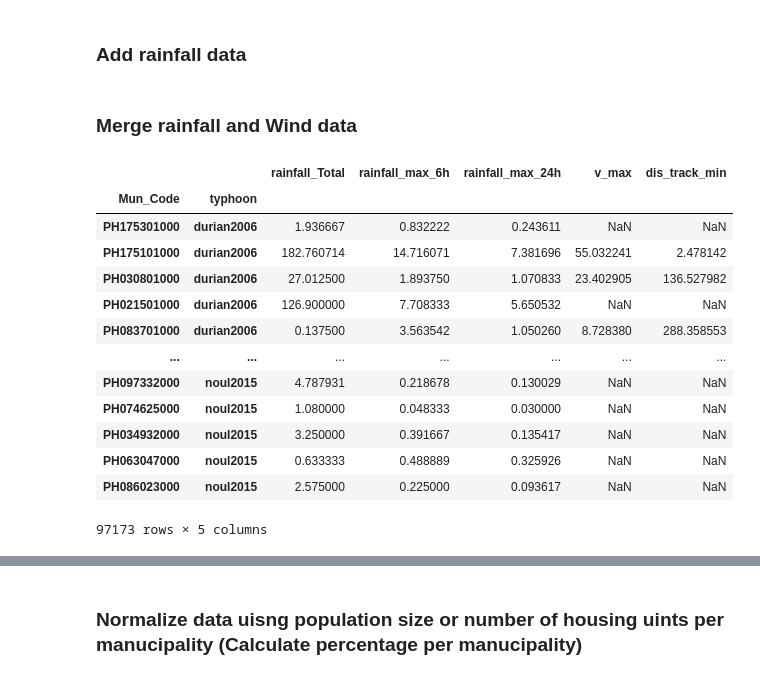
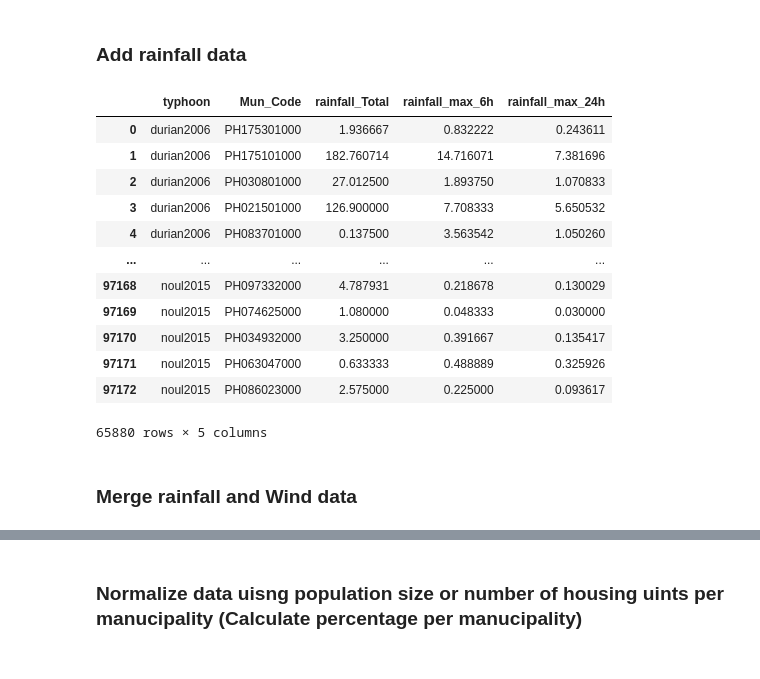
Before and after one commit to rodekruis/Typhoon-Impact-based-forecasting-model, a Jupyter notebook: IBF-Typhoon-model/documentation/notebooks/pre_disaster_indicators.ipynb, the cells around one changed output, grey strips where cells are left out. Saved outputs shown, nothing was run; the diff lists cells and outputs as text; code cells hidden in the pictures.

```diff
--- a/IBF-Typhoon-model/documentation/notebooks/pre_disaster_indicators.ipynb
+++ b/IBF-Typhoon-model/documentation/notebooks/pre_disaster_indicators.ipynb
@@ -236,26 +302,22 @@ for typhoon in typhoons:
 # %%
 # Path to the rainfall excel sheet per typhoon
 rain_path = os.path.join(wor_dir,"IBF-typhoon-model\\data\\rainfall_data\\rainfall_data.csv")
 df_rain_final = pd.read_csv(rain_path)
+df_rain_final=df_rain_final[df_rain_final.typhoon.isin(typhoons)]
+display(df_rain_final)
+# %% [output]
+|  | typhoon | Mun_Code | rainfall_Total | rainfall_max_6h | rainfall_max_24h |
+| 0 | durian2006 | PH175301000 | 1.936667 | 0.832222 | 0.243611 |
+| 1 | durian2006 | PH175101000 | 182.760714 | 14.716071 | 7.381696 |
+| 2 | durian2006 | PH030801000 | 27.012500 | 1.893750 | 1.070833 |
+| 3 | durian2006 | PH021501000 | 126.900000 | 7.708333 | 5.650532 |
+| 4 | durian2006 | PH083701000 | 0.137500 | 3.563542 | 1.050260 |
+| ... | ... | ... | ... | ... | ... |
+| 97168 | noul2015 | PH097332000 | 4.787931 | 0.218678 | 0.130029 |
+| 97169 | noul2015 | PH074625000 | 1.080000 | 0.048333 | 0.030000 |
+| 97170 | noul2015 | PH034932000 | 3.250000 | 0.391667 | 0.135417 |
+| 97171 | noul2015 | PH063047000 | 0.633333 | 0.488889 | 0.325926 |
+| 97172 | noul2015 | PH086023000 | 2.575000 | 0.225000 | 0.093617 |
+65880 rows × 5 columns
 # %% [markdown]
 ### Merge rainfall and Wind data
-# %%
-df1=df_rain_final.set_index(['Mun_Code', 'typhoon'])
-df2=df_wind_final.set_index(['Mun_Code', 'typhoon'])
-df_hazard = df1.join(df2, on=['Mun_Code','typhoon'])
-display(df_hazard.head())
-# %% [output]
-|  |  | rainfall_Total | rainfall_max_6h | rainfall_max_24h | v_max | dis_track_min |
-| Mun_Code | typhoon |  |  |  |  |  |
-| PH175301000 | durian2006 | 1.936667 | 0.832222 | 0.243611 | NaN | NaN |
-| PH175101000 | durian2006 | 182.760714 | 14.716071 | 7.381696 | 55.032241 | 2.478142 |
-| PH030801000 | durian2006 | 27.012500 | 1.893750 | 1.070833 | 23.402905 | 136.527982 |
-| PH021501000 | durian2006 | 126.900000 | 7.708333 | 5.650532 | NaN | NaN |
-| PH083701000 | durian2006 | 0.137500 | 3.563542 | 1.050260 | 8.728380 | 288.358553 |
-| ... | ... | ... | ... | ... | ... | ... |
-| PH097332000 | noul2015 | 4.787931 | 0.218678 | 0.130029 | NaN | NaN |
-| PH074625000 | noul2015 | 1.080000 | 0.048333 | 0.030000 | NaN | NaN |
-| PH034932000 | noul2015 | 3.250000 | 0.391667 | 0.135417 | NaN | NaN |
-| PH063047000 | noul2015 | 0.633333 | 0.488889 | 0.325926 | NaN | NaN |
-| PH086023000 | noul2015 | 2.575000 | 0.225000 | 0.093617 | NaN | NaN |
-97173 rows × 5 columns
```
Also changed, not shown: parts of 17 cells of this notebook, 23 other files.
